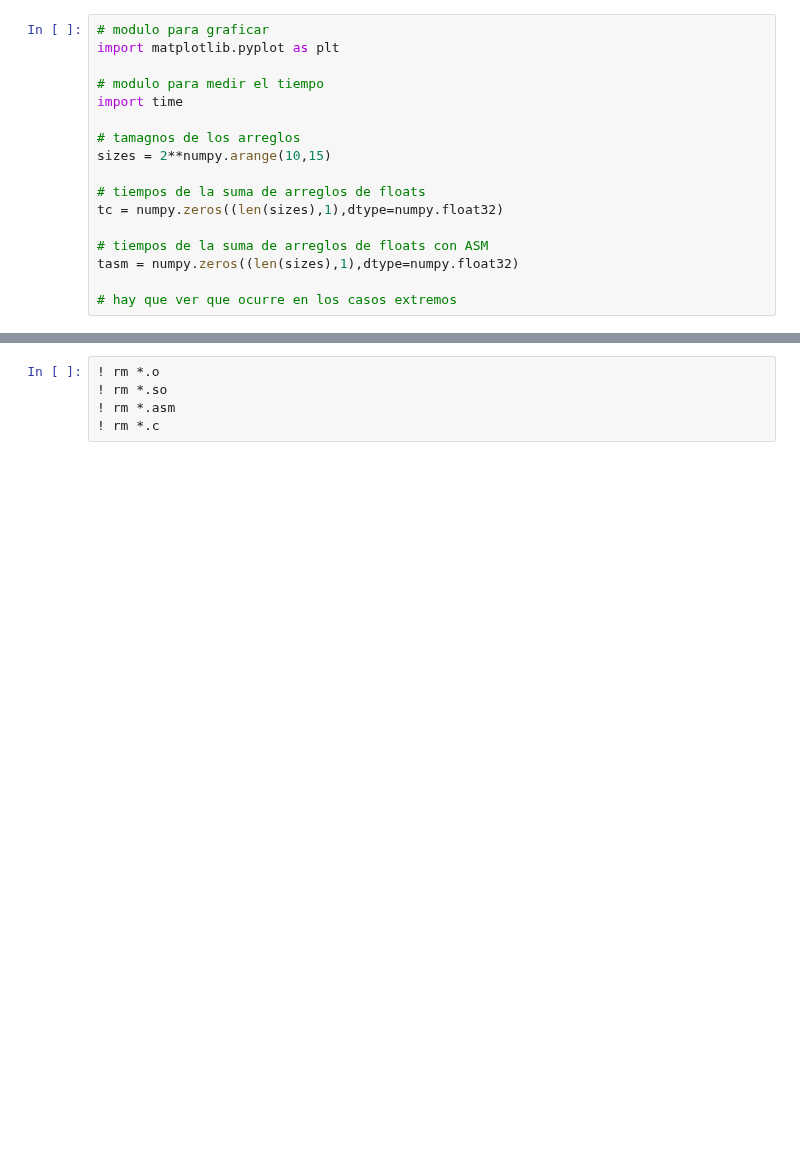
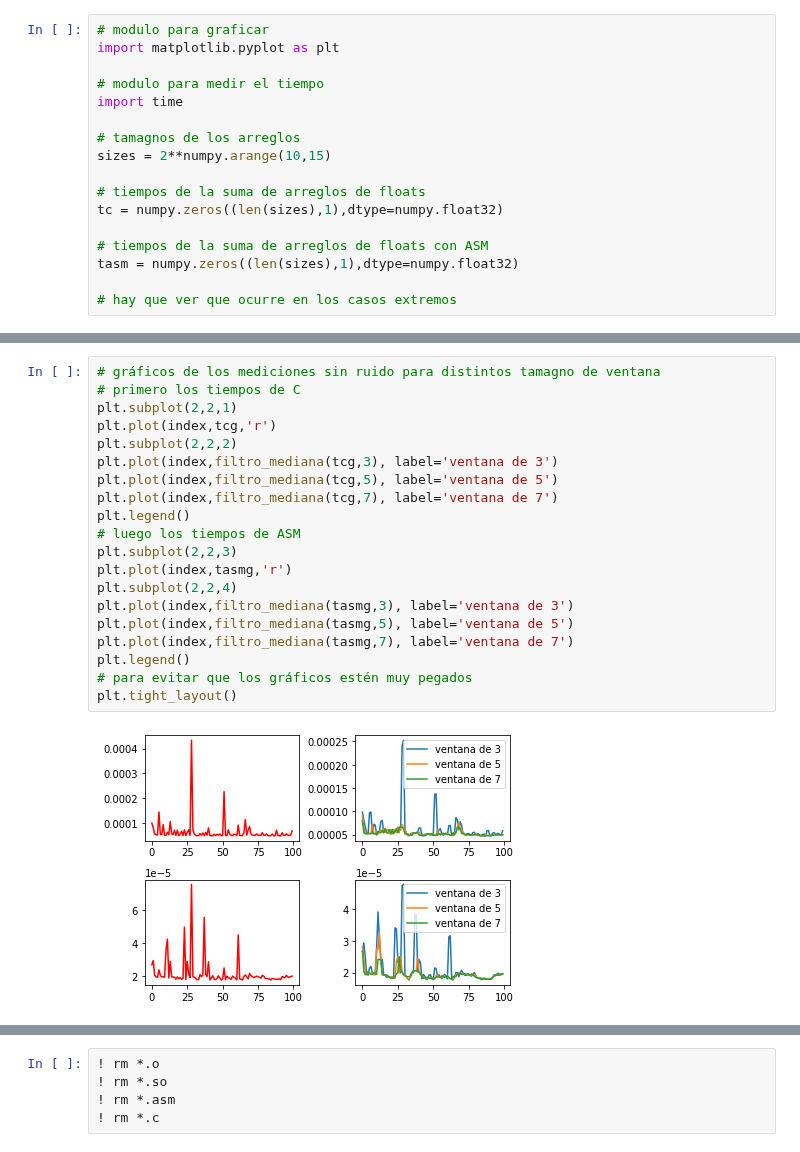
Before and after one commit to stefano-andre/sobre-python, a Jupyter notebook: python-ctypes.ipynb, the cells around one changed output, grey strips where cells are left out. Drawn from its saved outputs; the diff is of its cells as text; blank space fills up the shorter version.

```diff
--- a/python-ctypes.ipynb
+++ b/python-ctypes.ipynb
@@ -360 +420,23 @@ plt.tight_layout()
+# %%
+# gráficos de los mediciones sin ruido para distintos tamagno de ventana
+# primero los tiempos de C
+plt.subplot(2,2,1)
+plt.plot(index,tcg,'r')
+plt.subplot(2,2,2)
+plt.plot(index,filtro_mediana(tcg,3), label='ventana de 3')
+plt.plot(index,filtro_mediana(tcg,5), label='ventana de 5')
+plt.plot(index,filtro_mediana(tcg,7), label='ventana de 7')
+plt.legend()
+# luego los tiempos de ASM
+plt.subplot(2,2,3)
+plt.plot(index,tasmg,'r')
+plt.subplot(2,2,4)
+plt.plot(index,filtro_mediana(tasmg,3), label='ventana de 3')
+plt.plot(index,filtro_mediana(tasmg,5), label='ventana de 5')
+plt.plot(index,filtro_mediana(tasmg,7), label='ventana de 7')
+plt.legend()
+# para evitar que los gráficos estén muy pegados
+plt.tight_layout()
+# %% [output]
+[figure, added]
 # %%
```
Also changed, not shown: parts of 13 cells of this notebook.
